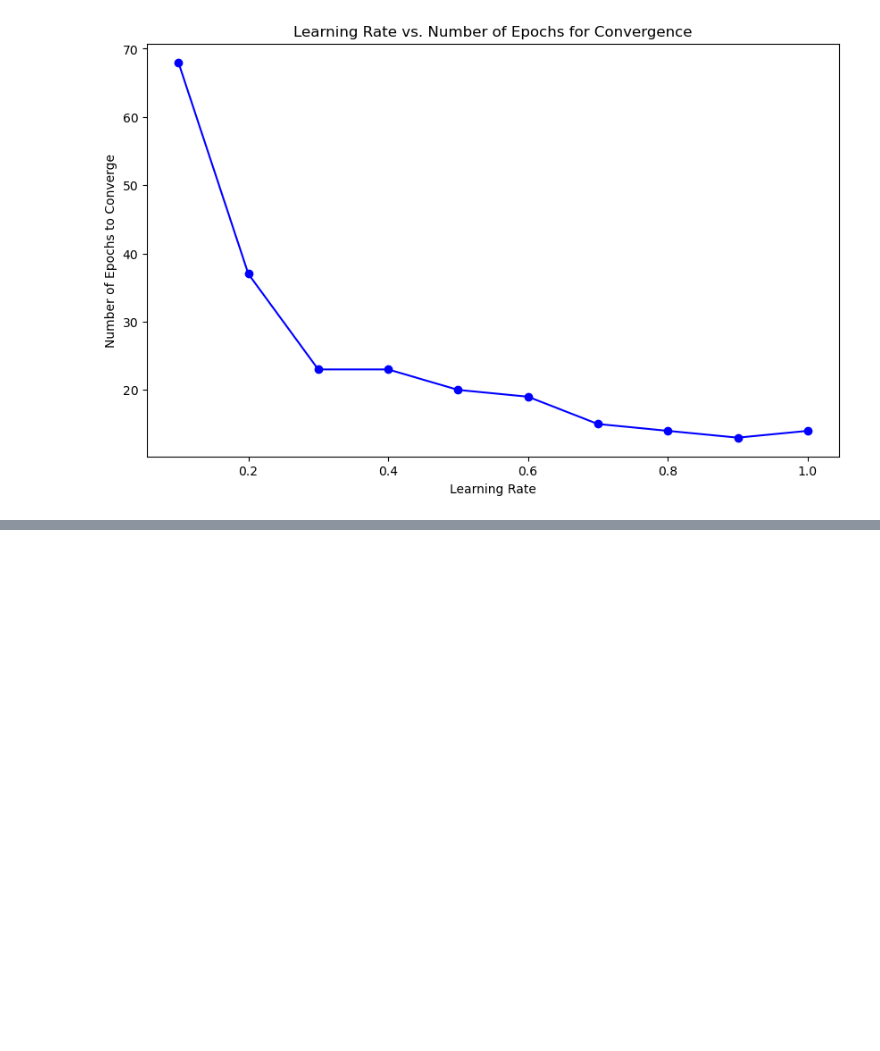
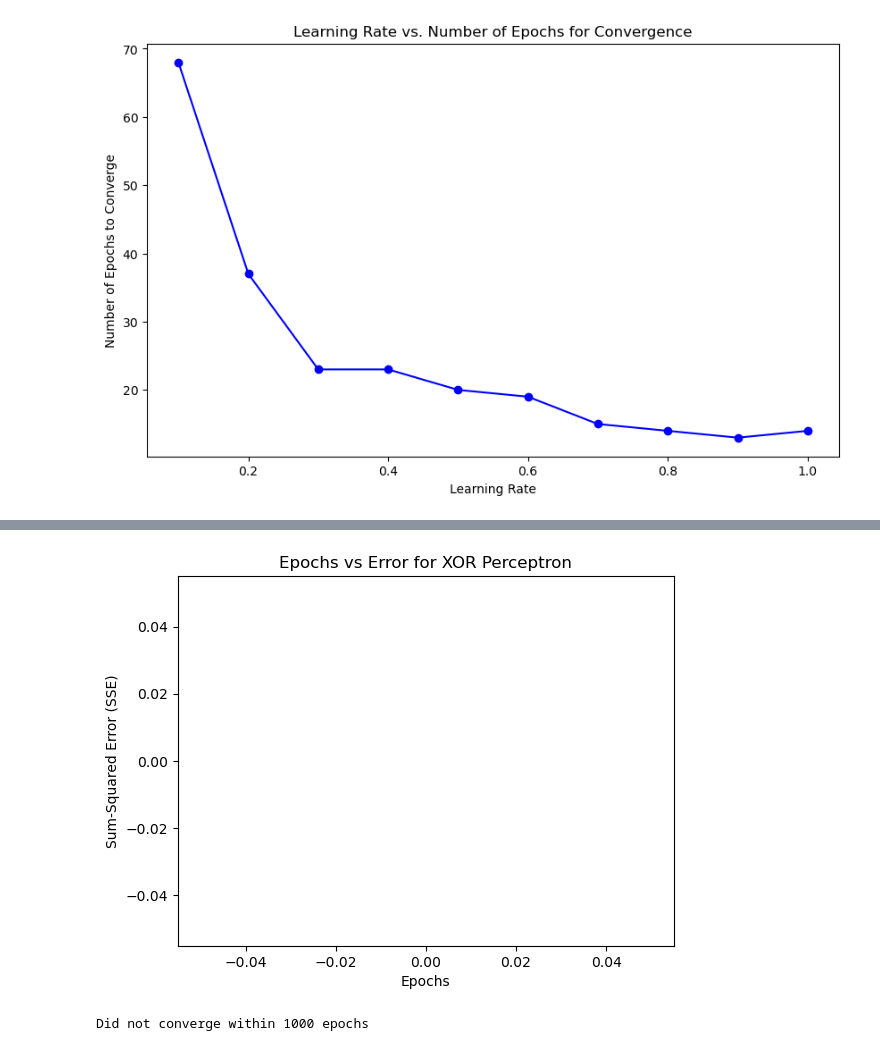
Before and after one commit to bhavika1304/19CSE305_ML-lab-programs, a Jupyter notebook: ml_lab6.ipynb, the cells around one changed output, grey strips where cells are left out. Drawn from its saved outputs; the diff is of its cells as text; code cells hidden in the pictures; blank space fills up the shorter version.

```diff
--- a/ml_lab6.ipynb
+++ b/ml_lab6.ipynb
@@ -601,0 +272,80 @@ Accuracy: 100.00%
+# %%
+#QUESTION A5
+
+import matplotlib.pyplot as plt
+
+def step(val):  #step activation function
+    return 1 if val > 0 else 0
+
+def sum_unit(inputs, weights, bias):
+    total = 0
+    for i in range(len(inputs)):
+        total += inputs[i] * weights[i]
+    return total + bias
+
+def error_comparator(predicted, actual):
+    return actual - predicted
+
+#initialize weights and bias
+weights = [0.2, -0.75]  # W1, W2
+bias = 10               # W0
+learning_rate = 0.05
+
+# XOR truth table inputs and outputs
+training_data = [
+    ([0, 0], 0),
+    ([0, 1], 1),
+    ([1, 0], 1),
+    ([1, 1], 0)
+]
+
+#training perceptron
+epochs = 1000  # Limit for the number of epochs
+errors_per_epoch = []  # To track the SSE after each epoch
+converged = False
+epoch_count = 0
+
+#training loop
+for epoch in range(epochs):
+    total_error = 0  # Sum of squared errors for this epoch
+    for inputs, target in training_data:
+        # Calculate the weighted sum
+        output = sum_unit(inputs, weights, bias)
+        prediction = step(output)  # Using the provided step activation function
+
+        # Compute error
+        error = error_comparator(prediction, target)
+
+        # Update weights and bias
+        for i in range(len(weights)):
+            weights[i] += learning_rate * error * inputs[i]
+        bias += learning_rate * error  # Update bias
+
+        # Sum squared error for this training sample
+        total_error += error ** 2
+
+    # Track total error for this epoch
+    errors_per_epoch.append(total_error)
+
+    # Check for convergence (i.e., total error is zero)
+    if total_error == 0:
+        converged = True
+        epoch_count = epoch + 1  # Record the epoch where convergence occurred
+        break
+
+# Plot epochs vs SSE
+plt.plot(range(1, epoch_count + 1), errors_per_epoch[:epoch_count])
+plt.xlabel('Epochs')
+plt.ylabel('Sum-Squared Error (SSE)')
+plt.title('Epochs vs Error for XOR Perceptron')
+plt.show()
+
+# Output the results
+if converged:
+    print(f"Weights converged after {epoch_count} epochs")
+    print(f"Final weights: {weights}, bias: {bias}")
+else:
+    print(f"Did not converge within {epochs} epochs")
+# %% [output]
+[figure, added]
+Did not converge within 1000 epochs
```
Also changed, not shown: parts of 18 cells of this notebook.
